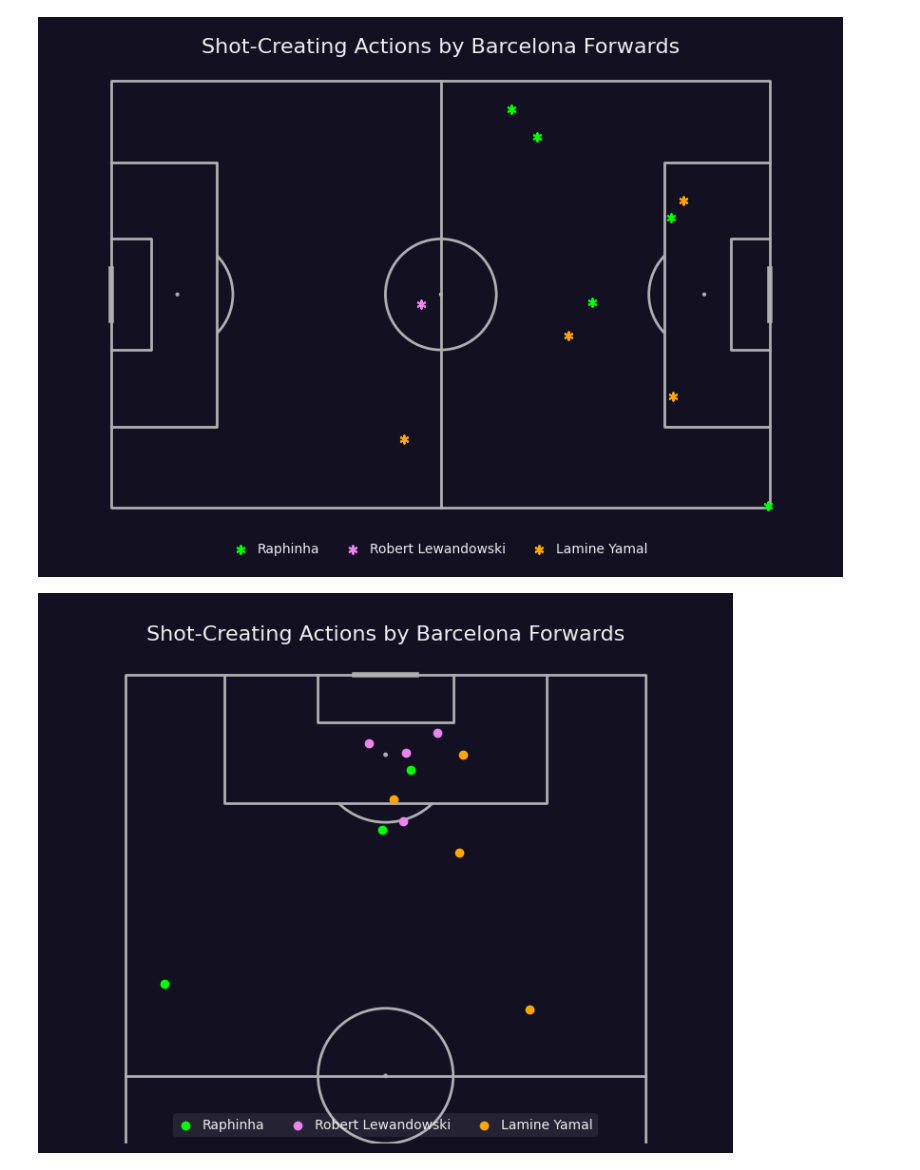
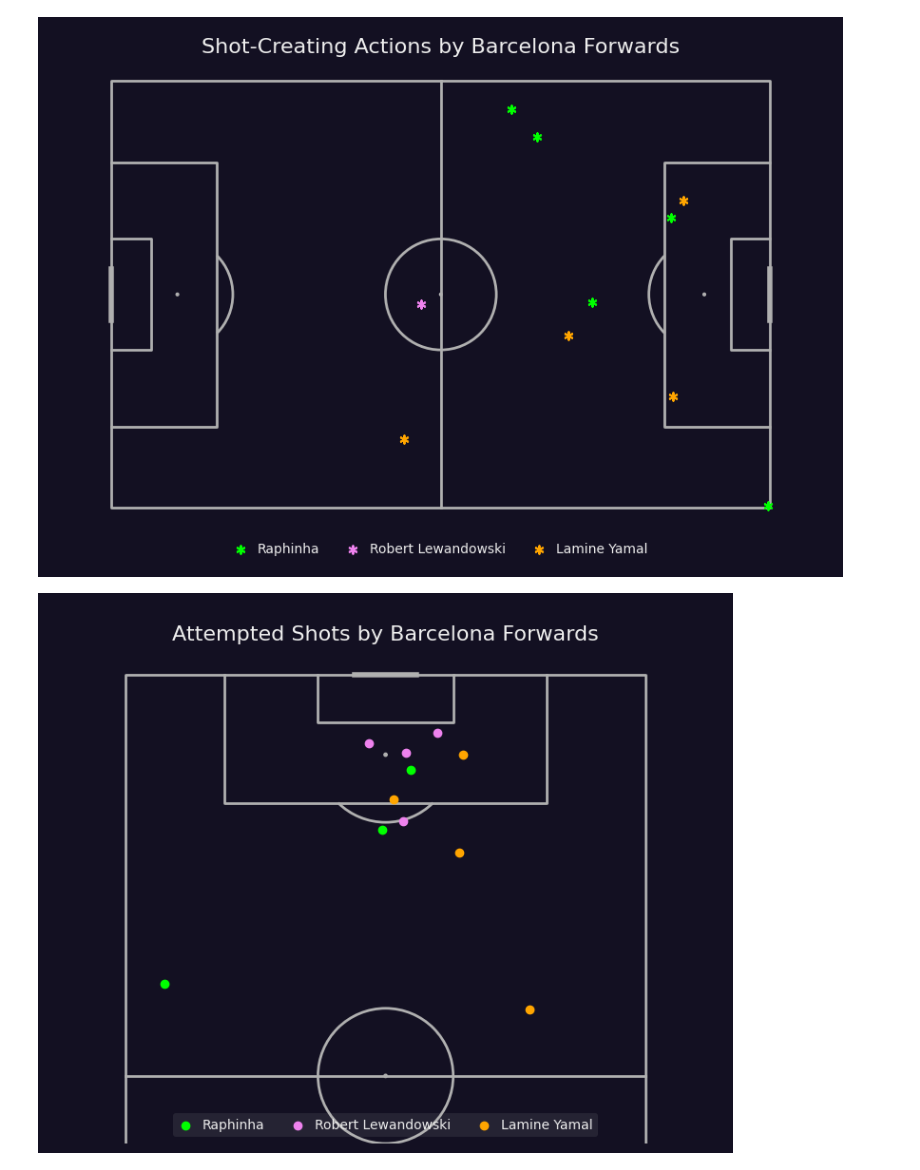
Before and after one commit to RidhoBeteer/barca-attacking-trio-vs-madrid, a Jupyter notebook: barca_fw_actions.ipynb, the cells around one changed output. Cells and saved outputs as stored; diff of their text form; code cells hidden in the pictures.

```diff
--- a/barca_fw_actions.ipynb
+++ b/barca_fw_actions.ipynb
@@ -215,23 +215,23 @@ plt.gca().invert_yaxis()
 # %%
 pitch4 = VerticalPitch(pitch_type='wyscout', pitch_color='#131022', pad_bottom=13, pad_top=14, pad_left=15, pad_right=15, half=True)
 fig4, ax4 = pitch4.draw(figsize=(10, 6), constrained_layout=False, tight_layout=True)
 fig4.set_facecolor('#131022')
 
 pitch4.scatter(fw_shot.loc[fw_shot.player_name == 'Raphinha'].x, fw_shot.loc[fw_shot.player_name == 'Raphinha'].y,
                c='lime', marker="o", ax=ax4, label='Raphinha')
 
 pitch4.scatter(fw_shot.loc[fw_shot.player_name == 'Robert Lewandowski'].x, fw_shot.loc[fw_shot.player_name == 'Robert Lewandowski'].y,
                c='#EE82EE', marker="o", ax=ax4, label='Robert Lewandowski')
 
 pitch4.scatter(fw_shot.loc[fw_shot.player_name == 'Lamine Yamal'].x, fw_shot.loc[fw_shot.player_name == 'Lamine Yamal'].y,
                c='orange', marker="o", ax=ax4, label='Lamine Yamal')
 
 legend4 = ax4.legend(facecolor='#ccc', framealpha=0.1,handlelength=1, edgecolor='None',
                      labelcolor='#eee', ncol=3, loc='lower center')
-ax4.text(50, 105, 'Shot-Creating Actions by Barcelona Forwards', va='center', ha='center',
+ax4.text(50, 105, 'Attempted Shots by Barcelona Forwards', va='center', ha='center',
         fontsize=16, c='#eee')
 # for text in legend2.get_texts():
 #     text.set_fontsize(11)
 plt.gca().invert_xaxis()
 # %% [output]
-[figure, old version]
+[figure, new version]
```
Also changed, not shown: parts of 1 cell of this notebook, 1 other file.
